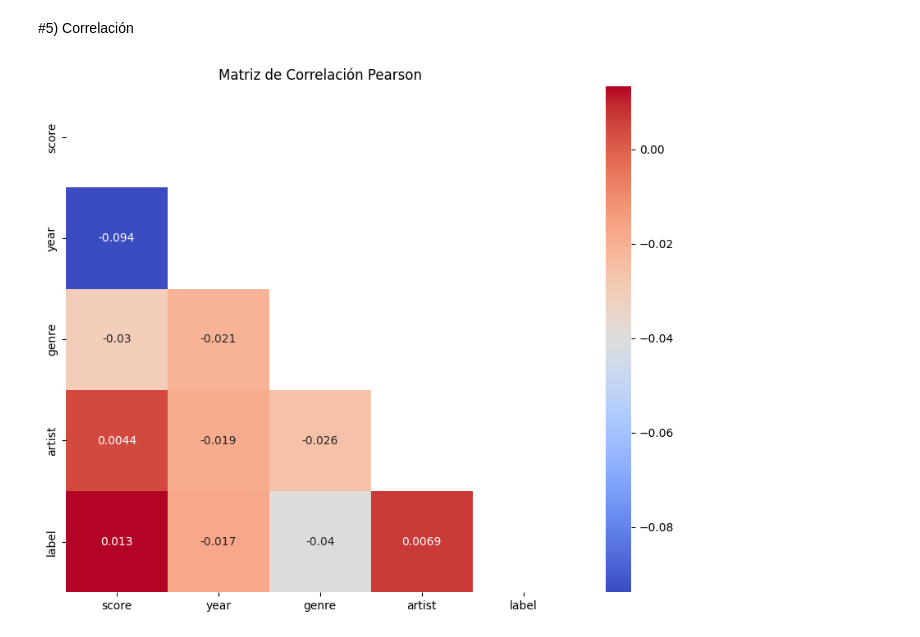
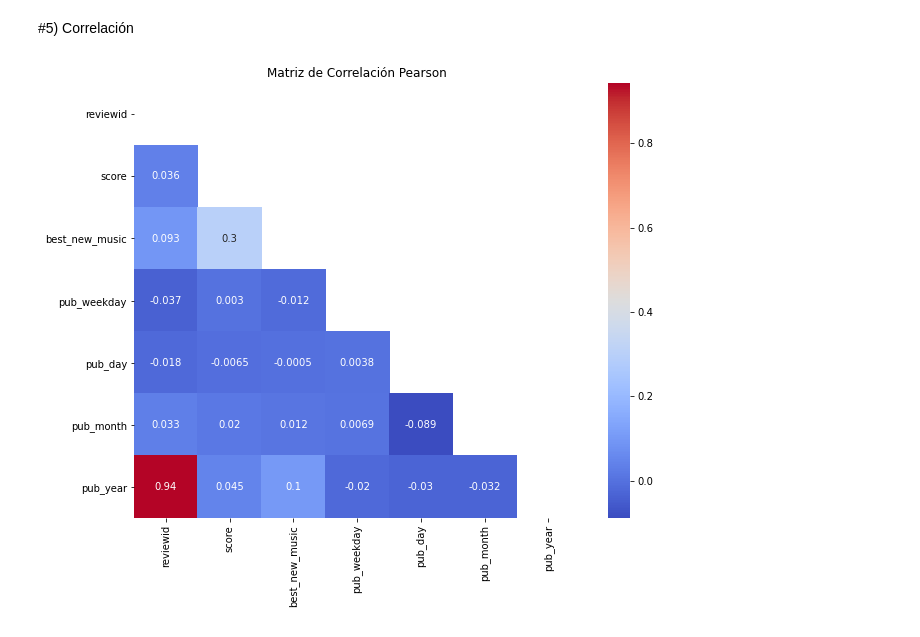
Before and after one commit to gabrielcaroca/trabajo_ciencia, a Jupyter notebook: notebooks/EDA_Pitchfork.ipynb, the cells around one changed output. Drawn from its saved outputs; the diff is of its cells as text; code cells hidden in the pictures.

```diff
--- a/notebooks/EDA_Pitchfork.ipynb
+++ b/notebooks/EDA_Pitchfork.ipynb
@@ -31,23 +31,24 @@ display(tables)
 # 3. Mostrar cada tabla (solo primeras filas)
 
 print("\nTabla: reviews")
-reviews = pd.read_sql("SELECT * FROM reviews LIMIT 5;", conn)
+reviews = pd.read_sql("SELECT * FROM reviews;", conn)
 display(reviews)
 
+
 print("\nTabla: genres")
-genres = pd.read_sql("SELECT * FROM genres LIMIT 5;", conn)
+genres = pd.read_sql("SELECT * FROM genres ;", conn)
 display(genres)
 
 print("\nTabla: years")
-years = pd.read_sql("SELECT * FROM years LIMIT 5;", conn)
+years = pd.read_sql("SELECT * FROM years ;", conn)
 display(years)
 
 print("\nTabla: artists")
-artists = pd.read_sql("SELECT * FROM artists LIMIT 5;", conn)
+artists = pd.read_sql("SELECT * FROM artists ;", conn)
 display(artists)
 
 print("\nTabla: labels")
-labels = pd.read_sql("SELECT * FROM labels LIMIT 5;", conn)
+labels = pd.read_sql("SELECT * FROM labels ;", conn)
 display(labels)
 
 df = pd.read_sql("""
@@ -392,17 +376,19 @@ print("✅ Transformación completada: Variables convertidas a formato numérico
 # %% [markdown]
 #5) Correlación
 # %%
-            # Matriz de Correlación de Pearson
 
-# Lista manual de lo que queremos ver
-cols = ['score', 'year', 'genre', 'artist', 'label']
+num_cols = reviews.select_dtypes(include=['int64', 'float64','float32']).columns
 
-# Usamos df_final porque TIENE los números
-matriz = df_final[cols].corr()
+matriz = reviews[num_cols].corr()
 
 plt.figure(figsize=(10, 8))
-sns.heatmap(matriz, annot=True, cmap="coolwarm", mask=np.triu(np.ones_like(matriz, dtype=bool)))
+sns.heatmap(
+    matriz,
+    annot=True,
+    cmap="coolwarm",
+    mask=np.triu(np.ones_like(matriz, dtype=bool))
+)
 plt.title("Matriz de Correlación Pearson")
 plt.show()
 # %% [output]
-[figure, old version]
+[figure, new version]
```
Also changed, not shown: parts of 9 cells of this notebook.
